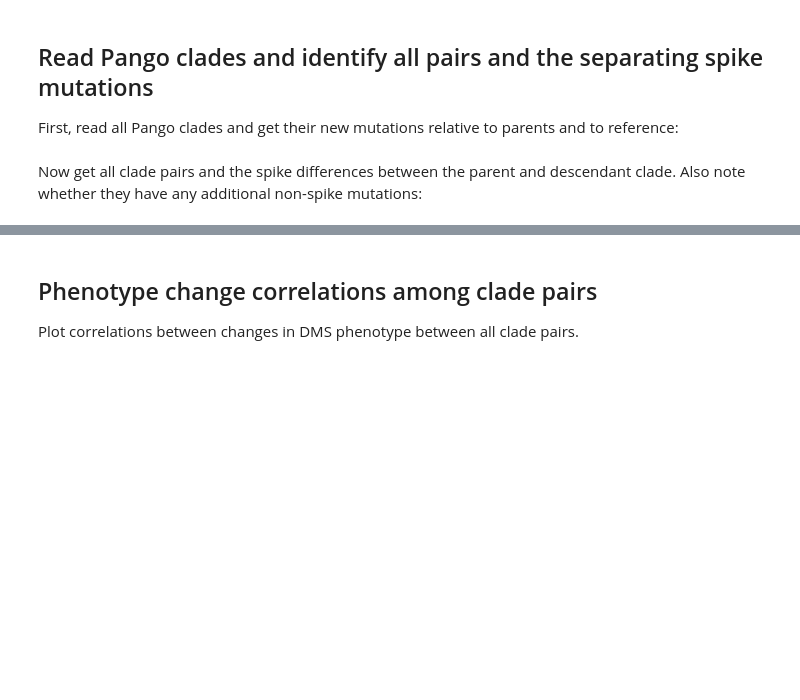
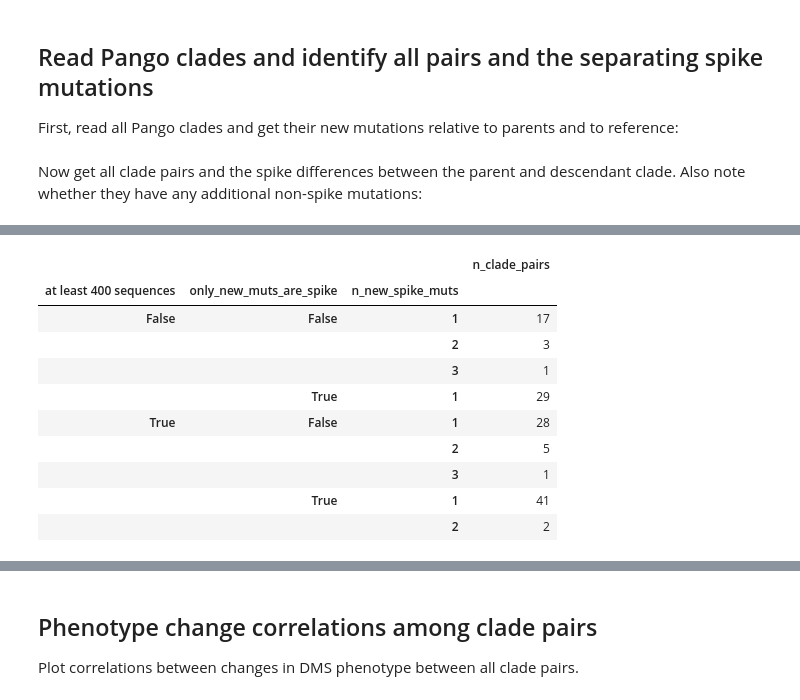
Before and after one commit to dms-vep/SARS-CoV-2_XBB.1.5_spike_DMS, a Jupyter notebook: notebooks/compare_natural.ipynb, the cells around one changed output, grey strips where cells are left out. Cells and saved outputs as stored; diff of their text form; code cells hidden in the pictures; blank space fills up the shorter version.

```diff
--- a/notebooks/compare_natural.ipynb
+++ b/notebooks/compare_natural.ipynb
@@ -157,20 +257,9 @@ dms_summary = pd.read_csv(dms_summary_csv).rename(
     }
 )
 
-# specify DMS phenotypes of interest
-phenotypes_basic = [
-    "sera escape",
-    "ACE2 affinity",
-    "cell entry",
-]
-assert set(phenotypes_basic).issubset(dms_summary.columns)
-
-phenotype_basic_colors = {
-    "sera escape": "red",
-    "ACE2 affinity": "blue",
-    "cell entry": "purple",
-}
-assert set(phenotypes_basic) == set(phenotype_basic_colors)
+# DMS phenotypes of interest
+phenotypes_basic = list(phenotype_basic_colors)
+assert set(phenotypes_basic).issubset(dms_summary.columns), f"{phenotypes_basic=}\n{dms_summary.columns=}"
 
 if split_by_rbd is False:
     phenotypes = phenotypes_basic
@@ -192,15 +281,29 @@ dms_wt = dms_summary.set_index("site")["wildtype"].to_dict()
 # dict that maps site to region in DMS
 site_to_region = dms_summary.set_index("site")["region"].to_dict()
 
-# dict that maps (site, wt, mutant) to DMS phenotypes
-dms_data_dict = (
+# dicts that maps (site, wt, mutant) to DMS phenotypes for mutations
+dms_data_all_dict = (
     dms_summary
     .set_index(["site", "wildtype", "mutant"])
     [phenotypes_basic]
     .to_dict(orient="index")
 )
 
-def mut_dms(m):
+# now make data frames with DMS data randomized for all sites of observed mutations
+numpy.random.seed(0)
+dms_summary_complete = dms_summary.query(" and ".join(f"`{p}`.notnull()" for p in phenotypes_basic))
+dms_data_rand_dict = {
+    i: pd.concat(
+        [
+            dms_summary_complete.drop(columns=phenotypes_basic).reset_index(drop=True),
+            dms_summary_complete[phenotypes_basic].sample(frac=1).reset_index(drop=True),
+        ],
+        axis=1,
+    ).set_index(["site", "wildtype", "mutant"])[phenotypes_basic].to_dict(orient="index")
+    for i in range(n_random)
+}
+
+def mut_dms(m, dms_data_dict):
     """Get DMS phenotypes for a mutation."""
     null_d = {k: pd.NA for k in phenotypes_basic}
     site = int(m[1: -1])
@@ -230,7 +333,7 @@ def mut_dms(m):
     assert list(d) == phenotypes_basic
     return d
 
-def muts_dms(ms):
+def muts_dms(ms, dms_data_dict):
     """Get DMS phenotypes for a list of mutations."""
     muts_d = {k: 0 for k in phenotypes}
     for m in ms:
@@ -238,7 +341,7 @@ def muts_dms(ms):
             is_rbd = site_to_region[int(m[1: -1])] == "RBD"
         except KeyError:
             return {k: pd.NA for k in phenotypes}
-        m_d = mut_dms(m)
+        m_d = mut_dms(m, dms_data_dict)
         for k, val in m_d.items():
             if split_by_rbd:
                 if is_rbd:
@@ -249,11 +352,13 @@ def muts_dms(ms):
                 muts_d[k] += val
     return muts_d
 
-pango_pair_dms_df = (
-    pango_pair_df
+pango_pair_dms_growth_df = (
+    pango_pair_growth_df
     # to add multiple columns: https://stackoverflow.com/a/46814360
     .apply(
-        lambda cols: pd.concat([cols, pd.Series(muts_dms(cols["spike_new_muts_list"]))]),
+        lambda cols: pd.concat(
+            [cols, pd.Series(muts_dms(cols["spike_new_muts_list"], dms_data_all_dict))]
+        ),
         axis=1,
     )
     .drop(columns="spike_new_muts_list")
@@ -262,9 +367,43 @@ pango_pair_dms_df = (
     .reset_index(drop=True)
 )
 
-print("Number of clade pairs with DMS data for all phenotypes:")
+# dataframe with randomized data
+pango_pair_dms_growth_df_rand = pd.concat(
+    [
+        (
+            pango_pair_growth_df
+            # to add multiple columns: https://stackoverflow.com/a/46814360
+            .apply(
+                lambda cols: pd.concat(
+                    [cols, pd.Series(muts_dms(cols["spike_new_muts_list"], d))]
+                ),
+                axis=1,
+            )
+            .drop(columns="spike_new_muts_list")
+            # remove any clade pairs for which we don't have DMS data for all phenotypes
+            .query(" and ".join(f"`{p}`.notnull()" for p in phenotypes))
+            .reset_index(drop=True)
+            .assign(randomization=i_random)
+        )
+        for (i_random, d) in dms_data_rand_dict.items()
+    ],
+    ignore_index=True,
+)
+
+print(f"Saving data to {pair_growth_dms_csv}")
+pango_pair_dms_growth_df.to_csv(pair_growth_dms_csv, float_format="%.5g", index=False)
+
+print("Number of clade pairs with DMS and growth data for all phenotypes:")
 display(
-    pango_pair_dms_df
-    .groupby(["only_new_muts_are_spike", "n_new_spike_muts"])
+    pango_pair_dms_growth_df
+    .assign(
+        **{
+            f"at least {min_sequences} sequences": lambda x: (
+                x[["n_sequences", "parent_n_sequences"]].min(axis=1) >= min_sequences
+            )
+        }
+    )
+    .groupby([f"at least {min_sequences} sequences", "only_new_muts_are_spike", "n_new_spike_muts"])
     .aggregate(n_clade_pairs=pd.NamedAgg("clade", "count"))
 )
+# %% [output]
@@ -270,0 +412,11 @@ display(
+|  |  |  | n_clade_pairs |
+| at least 400 sequences | only_new_muts_are_spike | n_new_spike_muts |  |
+| False | False | 1 | 17 |
+|  |  | 2 | 3 |
+|  |  | 3 | 1 |
+|  | True | 1 | 29 |
+| True | False | 1 | 28 |
+|  |  | 2 | 5 |
+|  |  | 3 | 1 |
+|  | True | 1 | 41 |
+|  |  | 2 | 2 |
```
Also changed, not shown: parts of 27 cells of this notebook, 3 other files.
